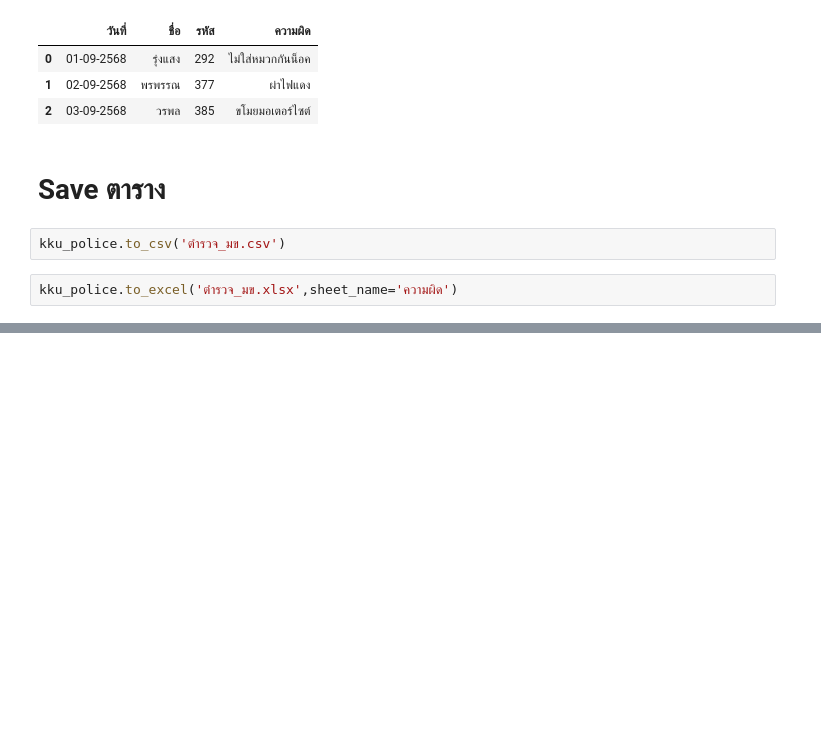
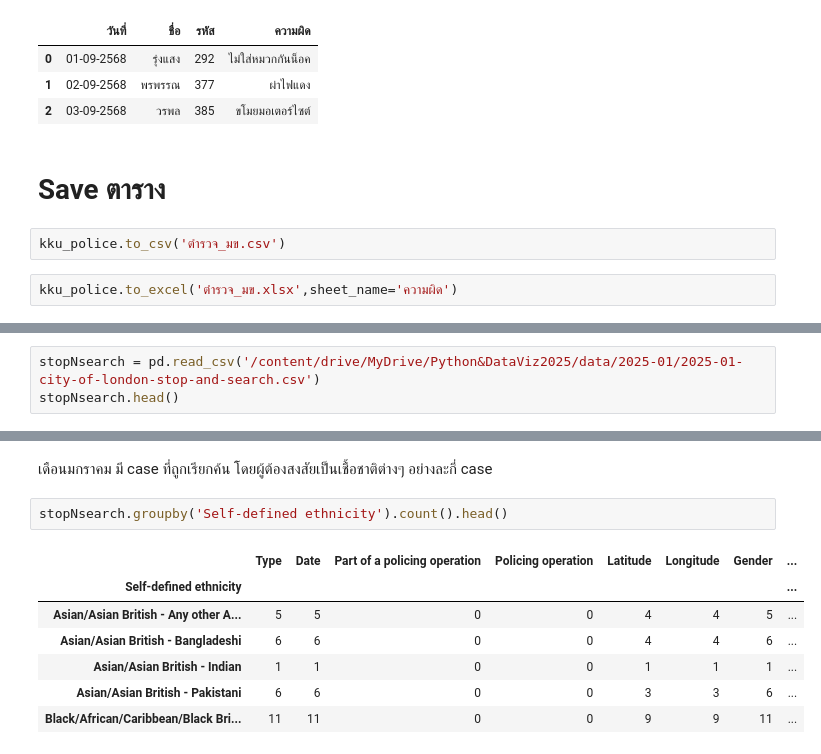
Before and after one commit to woraphonp-038-5/dataviz2025, a Jupyter notebook: Pandas_101_2025.ipynb, the cells around one changed output, grey strips where cells are left out. Saved outputs shown, nothing was run; the diff lists cells and outputs as text; blank space fills up the shorter version.

```diff
--- a/Pandas_101_2025.ipynb
+++ b/Pandas_101_2025.ipynb
@@ -894,0 +1078,3 @@ kku_police.to_excel('ตำรวจ_มข.xlsx',sheet_name='ความผิ
+# %%
+stopNsearch = pd.read_csv('/content/drive/MyDrive/Python&DataViz2025/data/2025-01/2025-01-city-of-london-stop-and-search.csv')
+stopNsearch.head()
@@ -894,0 +1088,12 @@ kku_police.to_excel('ตำรวจ_มข.xlsx',sheet_name='ความผิ
+# %% [markdown]
+เดือนมกราคม มี case ที่ถูกเรียกค้น โดยผู้ต้องสงสัยเป็นเชื้อชาติต่างๆ อย่างละกี่ case
+# %%
+stopNsearch.groupby('Self-defined ethnicity').count().head()
+# %% [output]
+|  | Type | Date | Part of a policing operation | Policing operation | Latitude | Longitude | Gender | ... |
+| Self-defined ethnicity |  |  |  |  |  |  |  | ... |
+| Asian/Asian British - Any other A... | 5 | 5 | 0 | 0 | 4 | 4 | 5 | ... |
+| Asian/Asian British - Bangladeshi | 6 | 6 | 0 | 0 | 4 | 4 | 6 | ... |
+| Asian/Asian British - Indian | 1 | 1 | 0 | 0 | 1 | 1 | 1 | ... |
+| Asian/Asian British - Pakistani | 6 | 6 | 0 | 0 | 3 | 3 | 6 | ... |
+| Black/African/Caribbean/Black Bri... | 11 | 11 | 0 | 0 | 9 | 9 | 11 | ... |
```
Also changed, not shown: parts of 37 cells of this notebook.
